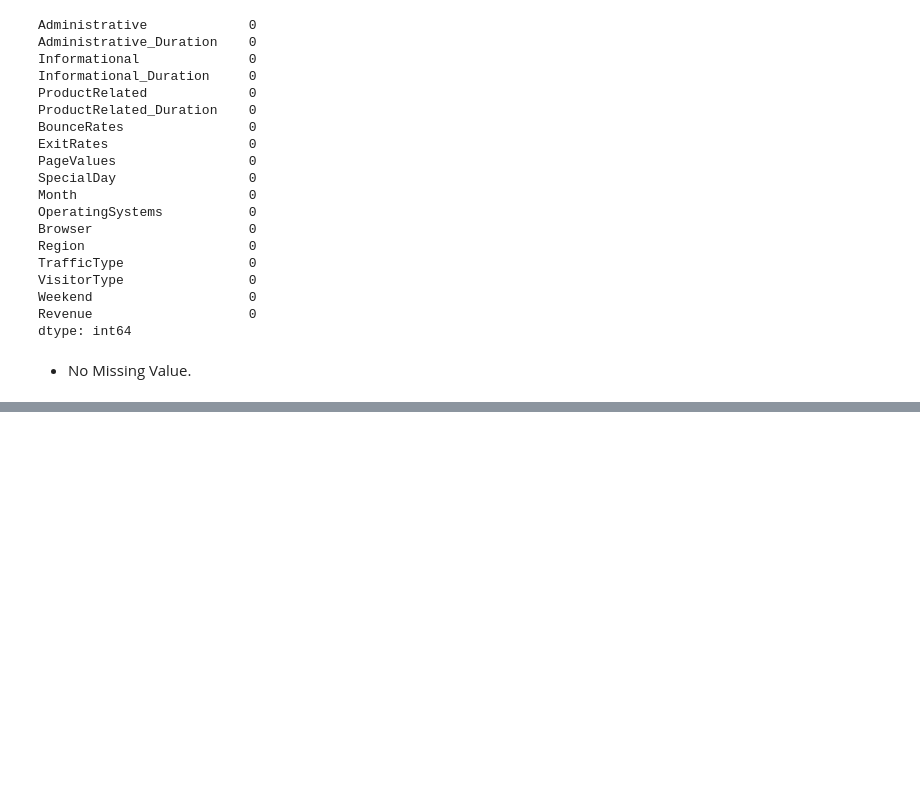
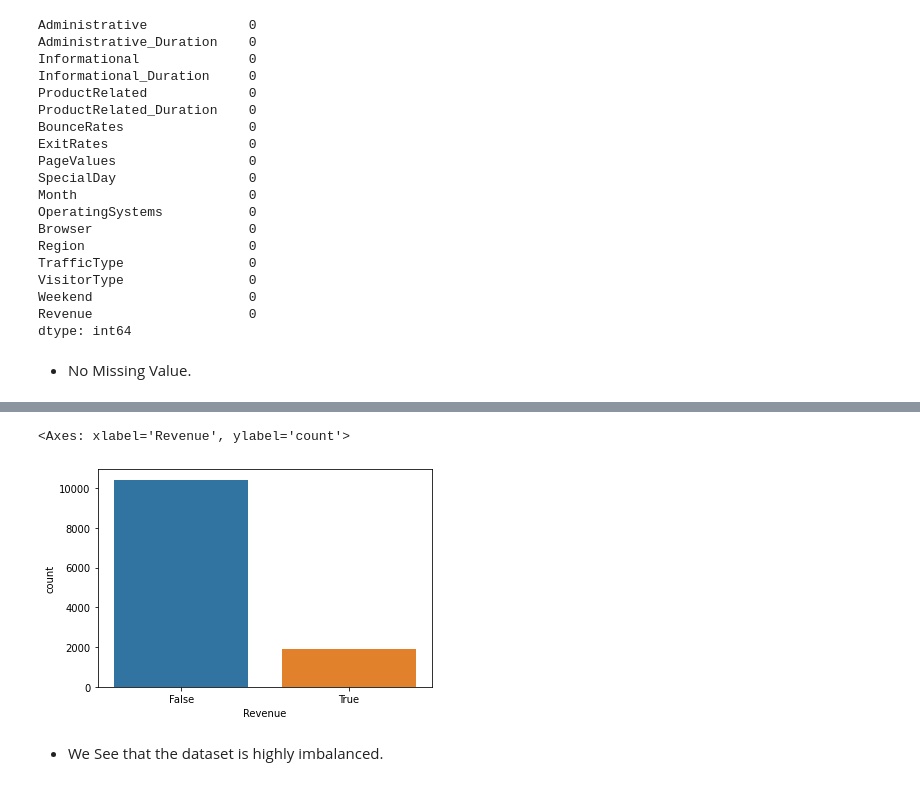
Before and after one commit to iamaakashpal/Placement-Assignment_Aakash_Pal, a Jupyter notebook: MACHINE LEARNING/4/4.ipynb, the cells around one changed output, grey strips where cells are left out. Saved outputs shown, nothing was run; the diff lists cells and outputs as text; code cells hidden in the pictures; blank space fills up the shorter version.

```diff
--- a/MACHINE LEARNING/4/4.ipynb
+++ b/MACHINE LEARNING/4/4.ipynb
@@ -89,0 +140,7 @@ dtype: object
+# %%
+sns.countplot(dataset['Revenue'] )
+# %% [output]
+<Axes: xlabel='Revenue', ylabel='count'>
+[figure, added]
+# %% [markdown]
+- We See that the dataset is highly imbalanced.
```
Also changed, not shown: parts of 4 cells of this notebook.
